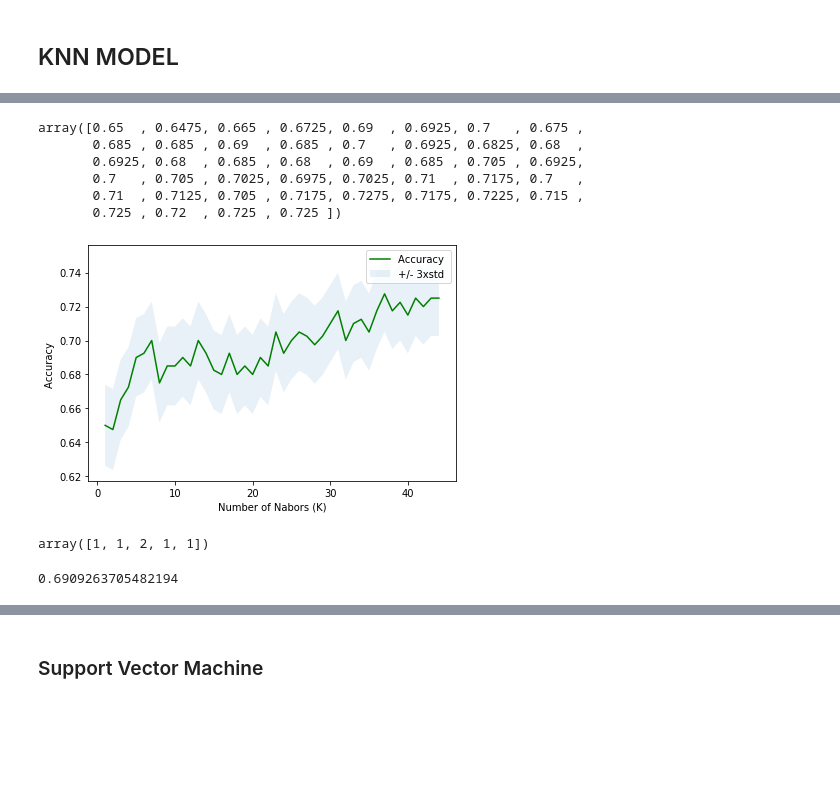
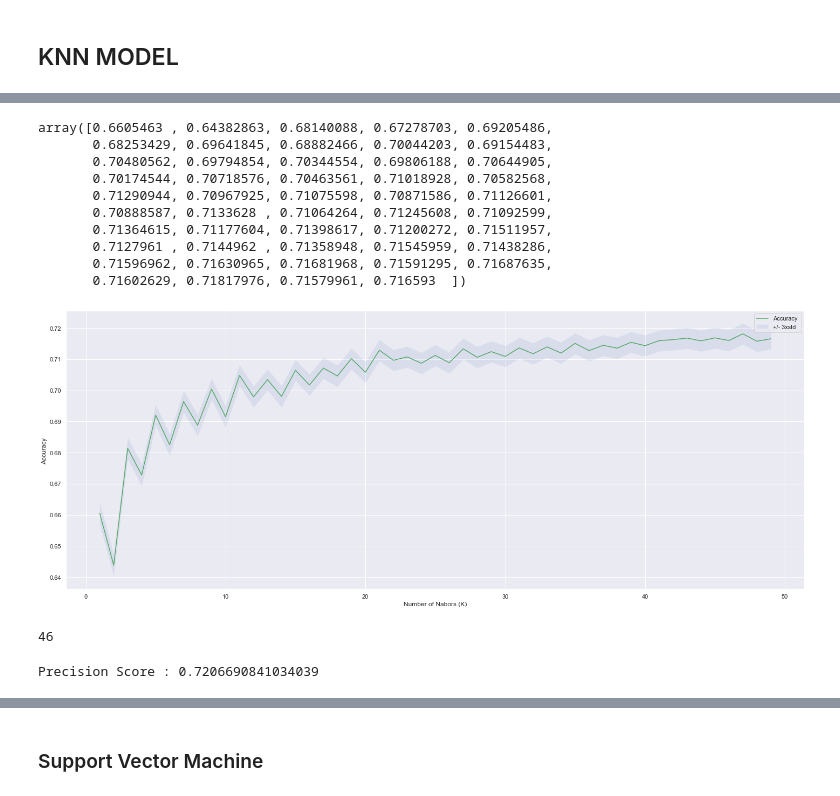
Before and after one commit to rafaelmata357/Coursera_Capstone, a Jupyter notebook: capstone_project.ipynb, the cells around one changed output, grey strips where cells are left out. Cells and saved outputs as stored; diff of their text form; code cells hidden in the pictures; blank space fills up the shorter version.

Commit message:
Feat: More evaluation metrics added

```diff
--- a/capstone_project.ipynb
+++ b/capstone_project.ipynb
@@ -609,0 +679,3 @@ array([['Daylight'],
+# %%
+sns.set(rc={'figure.figsize':(20,8)})
+sns.histplot(data=churn_df,x='LIGHTCOND',hue='SEVERITYCODE',multiple="stack",palette="Set2");
@@ -713,6 +735,6 @@ sns.countplot(churn_dfT['SEVERITYCODE']);
 ### Select and Normalize all the features
 # %%
 features = ['X','Y', 'COLLISIONTYPE', 'VEHCOUNT', 'PERSONCOUNT', 'DayofWeek', 'JUNCTIONTYPE', 'UNDERINFL', 'ROADCOND', 'LIGHTCOND', 'ST_COLCODE']
-X = np.asarray(churn_dfT[features])
+X = np.asarray(churn_df[features])
 X[0:5]
 # %% [output]
@@ -734,5 +756,5 @@ array([[-122.2693221 ,   47.53763755,    5.        ,    2.        ,
 # %%
-y = churn_dfT['SEVERITYCODE'].values
+y = churn_df['SEVERITYCODE'].values
 y[0:5]
 # %% [output]
 array([1, 1, 1, 1, 1])
@@ -796,8 +856,8 @@ from sklearn import metrics
 # %%
-#Testing for other K Values
+#Testing with the hyperparameters to check the performance
 
 p=1
-Ks = 45
+Ks = 50
 leafsize = 25
 algorithm = 'auto'
 
@@ -808,48 +868,50 @@ for n in range(1,Ks):
 
     #Train Model and Predict
     neigh = KNeighborsClassifier(n_neighbors = n, leaf_size=leafsize,p=1, algorithm=algorithm).fit(X_train,y_train)
-    yhat=neigh.predict(X_test)
+    yhat=neigh.predict(X_eval)
     mean_acc[n-1] = metrics.accuracy_score(y_eval, yhat)
-
-
     std_acc[n-1]=np.std(yhat==y_eval)/np.sqrt(yhat.shape[0])
 
 mean_acc
 # %% [output]
-array([0.65  , 0.6475, 0.665 , 0.6725, 0.69  , 0.6925, 0.7   , 0.675 ,
-       0.685 , 0.685 , 0.69  , 0.685 , 0.7   , 0.6925, 0.6825, 0.68  ,
-       0.6925, 0.68  , 0.685 , 0.68  , 0.69  , 0.685 , 0.705 , 0.6925,
-       0.7   , 0.705 , 0.7025, 0.6975, 0.7025, 0.71  , 0.7175, 0.7   ,
-       0.71  , 0.7125, 0.705 , 0.7175, 0.7275, 0.7175, 0.7225, 0.715 ,
-       0.725 , 0.72  , 0.725 , 0.725 ])
+array([0.6605463 , 0.64382863, 0.68140088, 0.67278703, 0.69205486,
+       0.68253429, 0.69641845, 0.68882466, 0.70044203, 0.69154483,
+       0.70480562, 0.69794854, 0.70344554, 0.69806188, 0.70644905,
+       0.70174544, 0.70718576, 0.70463561, 0.71018928, 0.70582568,
+       0.71290944, 0.70967925, 0.71075598, 0.70871586, 0.71126601,
+       0.70888587, 0.7133628 , 0.71064264, 0.71245608, 0.71092599,
+       0.71364615, 0.71177604, 0.71398617, 0.71200272, 0.71511957,
+       0.7127961 , 0.7144962 , 0.71358948, 0.71545959, 0.71438286,
+       0.71596962, 0.71630965, 0.71681968, 0.71591295, 0.71687635,
+       0.71602629, 0.71817976, 0.71579961, 0.716593  ])
 # %%
 plt.plot(range(1,Ks),mean_acc,'g')
 plt.fill_between(range(1,Ks),mean_acc - 1 * std_acc,mean_acc + 1 * std_acc, alpha=0.10)
 plt.legend(('Accuracy ', '+/- 3xstd'))
 plt.ylabel('Accuracy ')
+plt.grid(True)
 plt.xlabel('Number of Nabors (K)')
 plt.tight_layout()
 plt.show()
 # %% [output]
-[figure, old version]
+[figure, new version]
+# %%
+# Best number of neighbores
+np.argmax(mean_acc)
+# %% [output]
+46
 # %%
-
-k = 24 #The highest accuracy
-leaf = 25
+from sklearn.metrics import accuracy_score,recall_score,precision_score,f1_score
+leafsize = 25
+algorithm = 'auto'
+k = 46 #The highest accuracy
+p = 1
 #Train Model and Predict
-neigh = KNeighborsClassifier(n_neighbors = k, leaf_size=leaf, algorithm='auto',p=1).fit(X_train,y_train)
+neigh = KNeighborsClassifier(n_neighbors = k, leaf_size=leafsize, algorithm=algorithm, p=p).fit(X_train,y_train)
 neigh
 
 #Predicting
 yhat = neigh.predict(X_eval)
-yhat[0:5]
+print('Precision Score : {}'.format(precision_score(y_eval,yhat)))
 # %% [output]
-array([1, 1, 2, 1, 1])
+Precision Score : 0.7206690841034039
-# %%
-from sklearn.metrics import roc_auc_score
-from sklearn.model_selection import GridSearchCV
-
-#Checking performance our model with ROC Score.
-roc_auc_score(y_eval, yhat)
-# %% [output]
-0.6909263705482194
```
Also changed, not shown: parts of 111 cells of this notebook.
